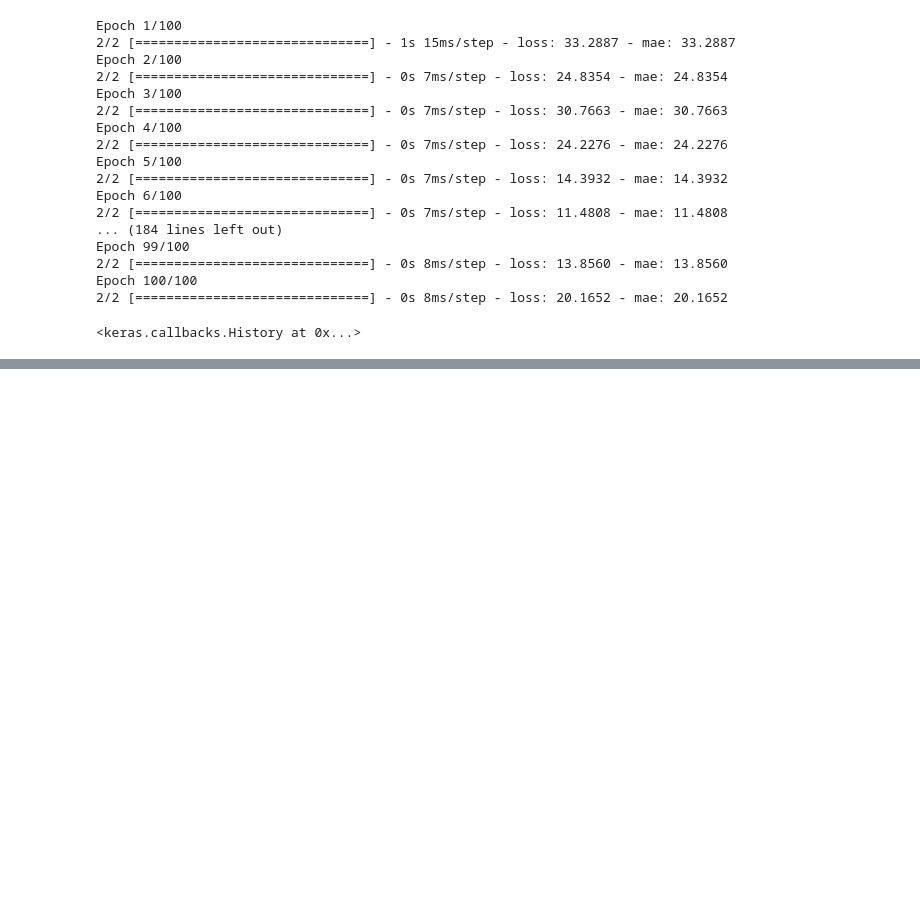
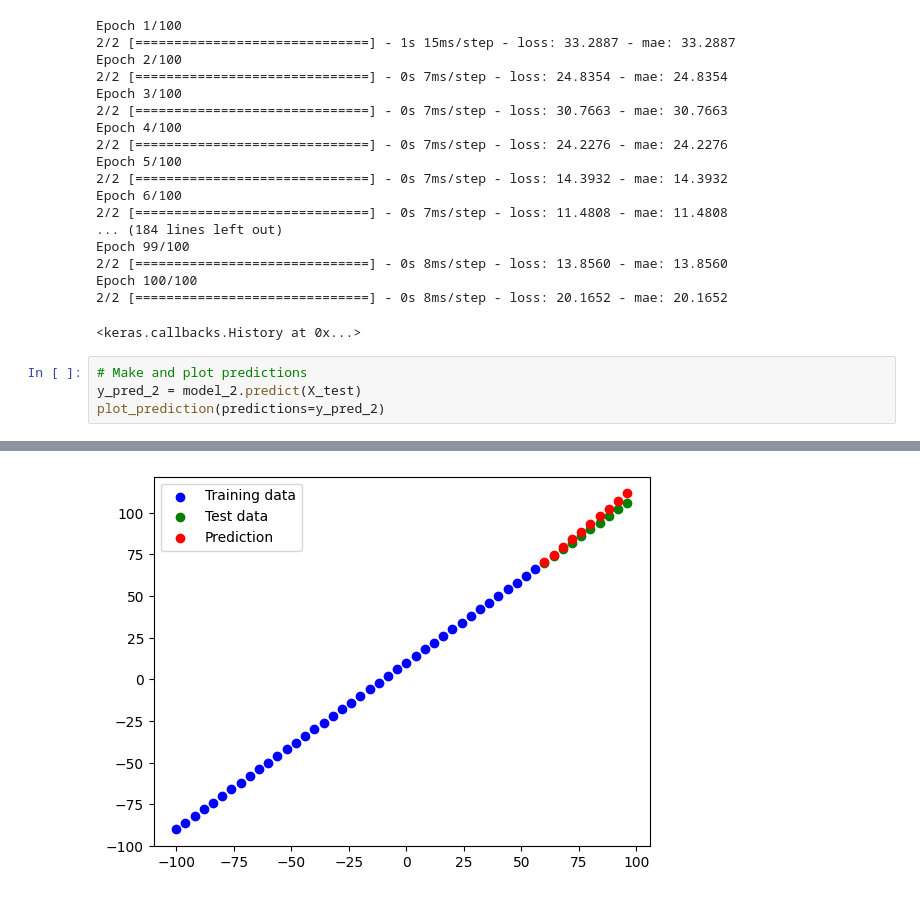
Before and after one commit to SedatParlak/tensorflow, a Jupyter notebook: 01_tensorflow_regression.ipynb, the cells around one changed output, grey strips where cells are left out. Cells and saved outputs as stored; diff of their text form; blank space fills up the shorter version.

```diff
--- a/01_tensorflow_regression.ipynb
+++ b/01_tensorflow_regression.ipynb
@@ -677,3 +677,8 @@ Epoch 99/100
 Epoch 100/100
 2/2 [==============================] - 0s 8ms/step - loss: 20.1652 - mae: 20.1652
 <keras.callbacks.History at 0x...>
+# %%
+# Make and plot predictions
+y_pred_2 = model_2.predict(X_test)
+plot_prediction(predictions=y_pred_2)
+# %% [output]
@@ -679,0 +686 @@ Epoch 100/100
+[figure, added]
```
Also changed, not shown: parts of 54 cells of this notebook.
